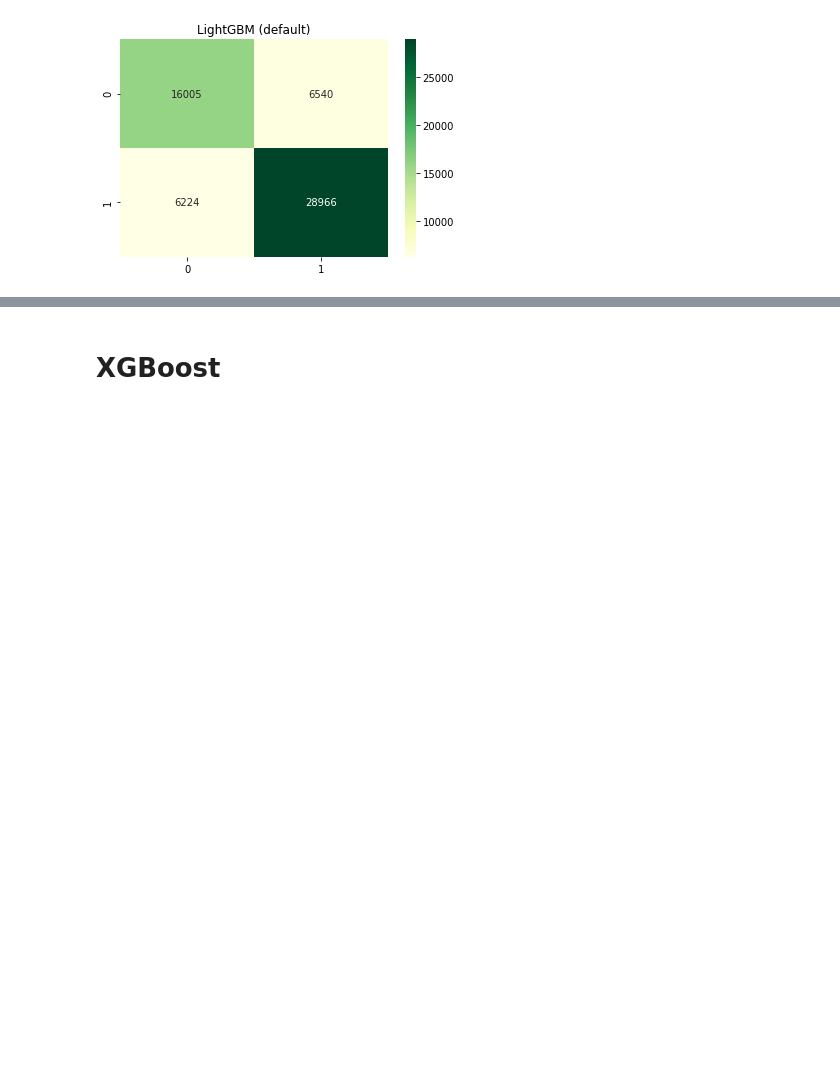
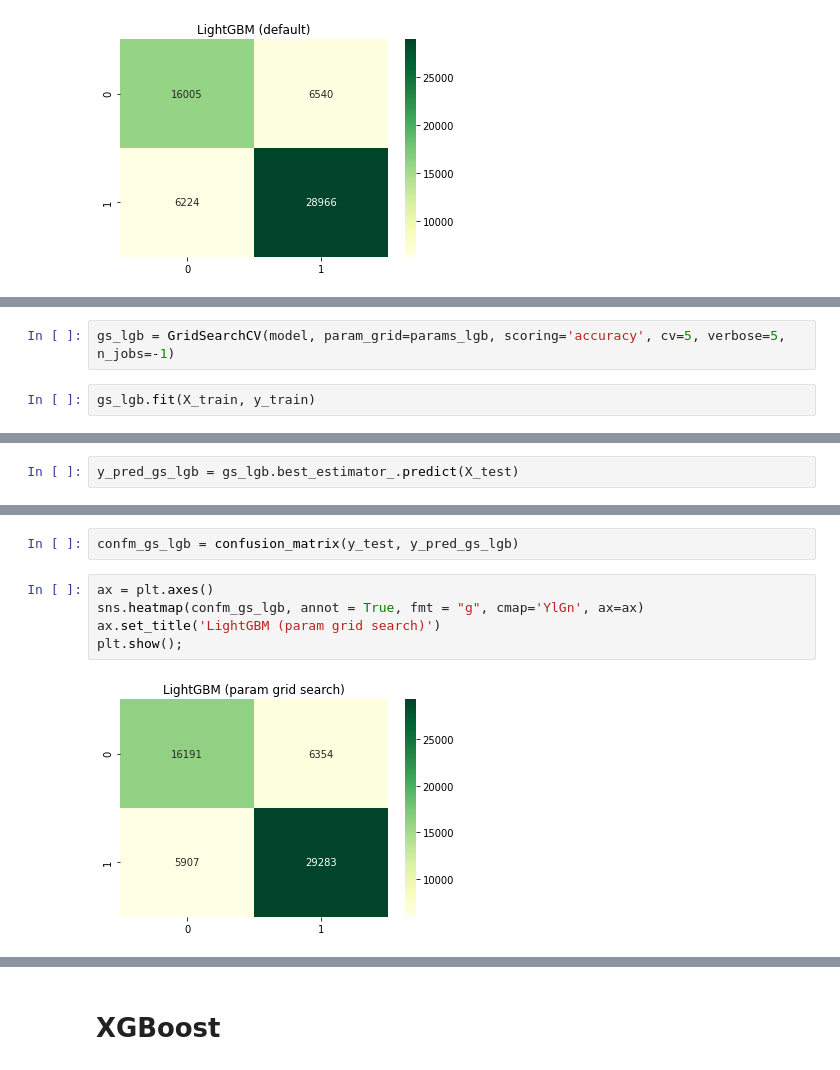
Before and after one commit to dominikmn/ds-kickstarter-project, a Jupyter notebook: 06_model_dominik.ipynb, the cells around one changed output, grey strips where cells are left out. Cells and saved outputs as stored; diff of their text form; blank space fills up the shorter version.

Commit message:
LightGBM best model: 079acc

```diff
--- a/06_model_dominik.ipynb
+++ b/06_model_dominik.ipynb
@@ -196,0 +211,4 @@ plt.show();
+# %%
+gs_lgb = GridSearchCV(model, param_grid=params_lgb, scoring='accuracy', cv=5, verbose=5, n_jobs=-1)
+# %%
+gs_lgb.fit(X_train, y_train)
@@ -196,0 +229,2 @@ plt.show();
+# %%
+y_pred_gs_lgb = gs_lgb.best_estimator_.predict(X_test)
@@ -196,0 +242,9 @@ plt.show();
+# %%
+confm_gs_lgb = confusion_matrix(y_test, y_pred_gs_lgb)
+# %%
+ax = plt.axes()
+sns.heatmap(confm_gs_lgb, annot = True, fmt = "g", cmap='YlGn', ax=ax)
+ax.set_title('LightGBM (param grid search)')
+plt.show();
+# %% [output]
+[figure, added]
```
Also changed, not shown: parts of 11 cells of this notebook.
